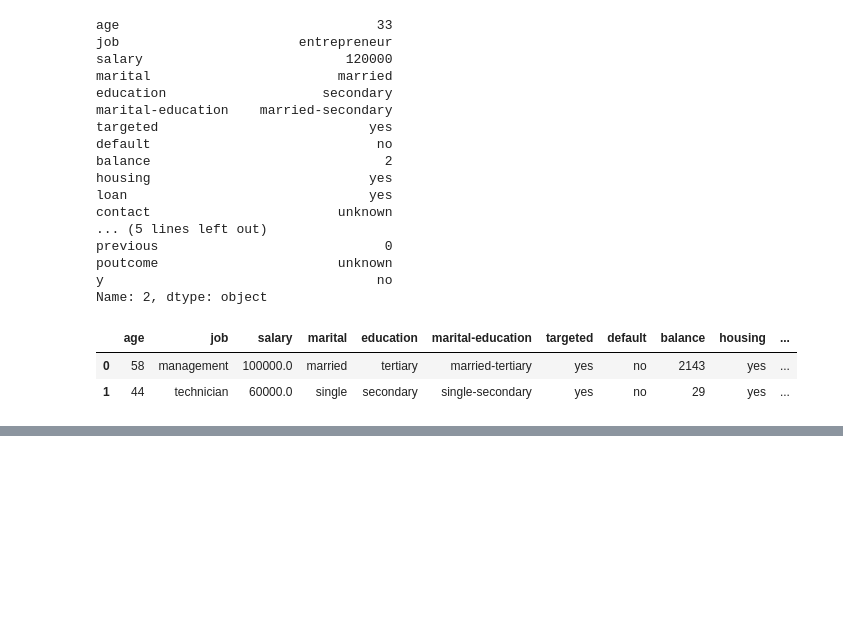
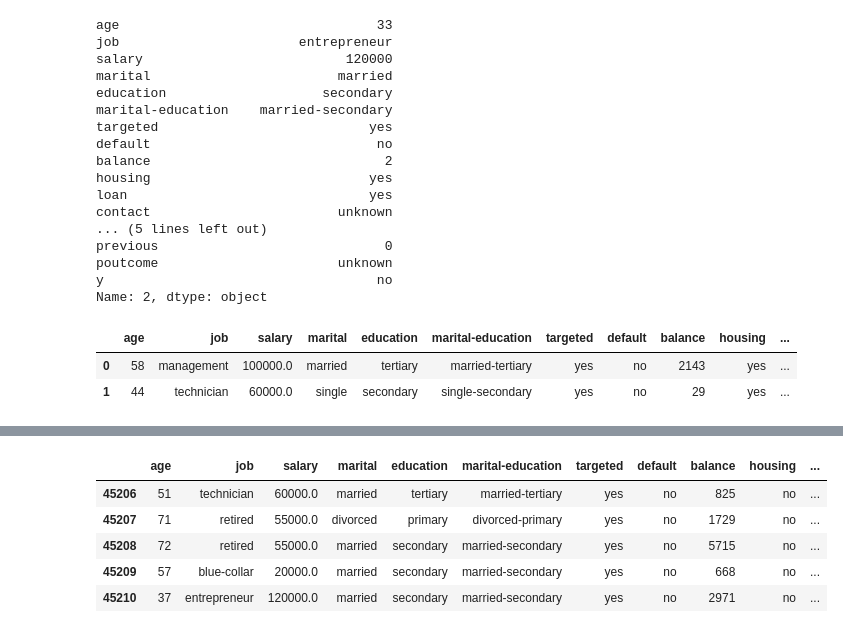
Before and after one commit to AmitAnand93/Data-Science-with-Python, a Jupyter notebook: Intro to Series and Dataframes.ipynb, the cells around one changed output, grey strips where cells are left out. Saved outputs shown, nothing was run; the diff lists cells and outputs as text; code cells hidden in the pictures; blank space fills up the shorter version.

```diff
--- a/Intro to Series and Dataframes.ipynb
+++ b/Intro to Series and Dataframes.ipynb
@@ -295,0 +326,11 @@ bank.iloc[0:2]
+# %%
+# view last 5 rows of dataframe
+
+bank.tail()
+# %% [output]
+|  | age | job | salary | marital | education | marital-education | targeted | default | balance | housing | ... |
+| 45206 | 51 | technician | 60000.0 | married | tertiary | married-tertiary | yes | no | 825 | no | ... |
+| 45207 | 71 | retired | 55000.0 | divorced | primary | divorced-primary | yes | no | 1729 | no | ... |
+| 45208 | 72 | retired | 55000.0 | married | secondary | married-secondary | yes | no | 5715 | no | ... |
+| 45209 | 57 | blue-collar | 20000.0 | married | secondary | married-secondary | yes | no | 668 | no | ... |
+| 45210 | 37 | entrepreneur | 120000.0 | married | secondary | married-secondary | yes | no | 2971 | no | ... |
```
Also changed, not shown: parts of 7 cells of this notebook.
